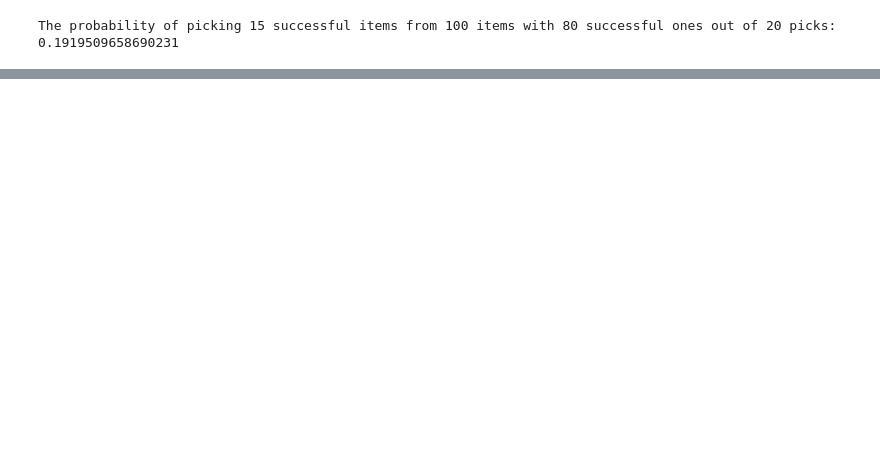
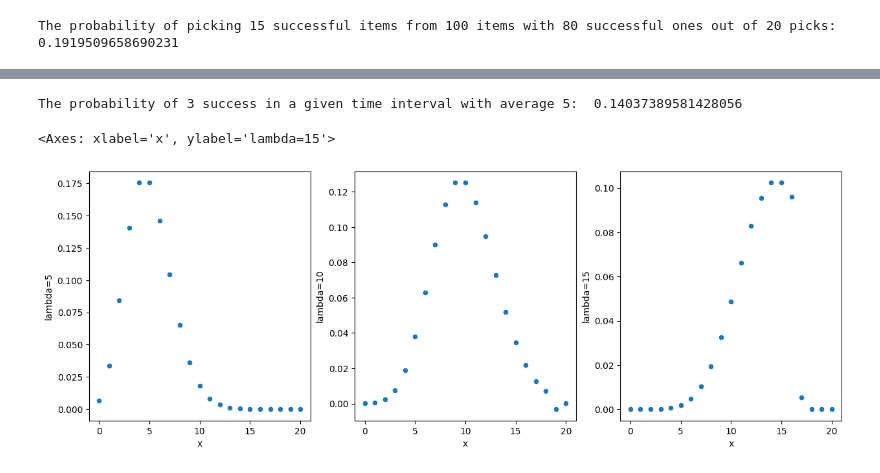
Before and after one commit to kueiwen/statistics, a Jupyter notebook: 5_common_discrete_distribution.ipynb, the cells around one changed output, grey strips where cells are left out. Cells and saved outputs as stored; diff of their text form; code cells hidden in the pictures; blank space fills up the shorter version.

```diff
--- a/5_common_discrete_distribution.ipynb
+++ b/5_common_discrete_distribution.ipynb
@@ -263,0 +276,48 @@ The probability of picking 15 successful items from 100 items with 80 successful
+# %%
+def Poisson(x: int, lam: float = 5) -> float:
+    """Implement Poisson pmf function
+    Args:
+        x (int): the number of success, {0,1,...,\infty}
+        lam (float): the average number of success in a given time interval
+    Retruns:
+        float: pmf value"""
+    return np.exp(-lam)*np.power(lam,x)/np.math.factorial(x)
+print("The probability of 3 success in a given time interval with average 5: ", Poisson(3))
+# %% [output]
+The probability of 3 success in a given time interval with average 5:  0.14037389581428056
+# %%
+df = pd.DataFrame()
+df['x'] = np.arange(21)
+p_5 = list()
+p_10 = list()
+p_15 = list()
+for p in df['x']:
+    p_5.append(Poisson(p, 5))
+    p_10.append(Poisson(p, 10))
+    p_15.append(Poisson(p, 15))
+df['lambda=5'] = p_5
+df['lambda=10'] = p_10
+df['lambda=15'] = p_15
+
+plt.figure(figsize=(15,5))
+plt.subplot(1,3,1)
+sns.scatterplot(
+  data=df,
+  x='x',
+  y='lambda=5'
+)
+plt.subplot(1,3,2)
+sns.scatterplot(
+  data=df,
+  x='x',
+  y='lambda=10'
+)
+plt.subplot(1,3,3)
+sns.scatterplot(
+  data=df,
+  x='x',
+  y='lambda=15'
+)
+# %% [output]
+<Axes: xlabel='x', ylabel='lambda=15'>
+[figure, added]
```
Also changed, not shown: parts of 9 cells of this notebook.
